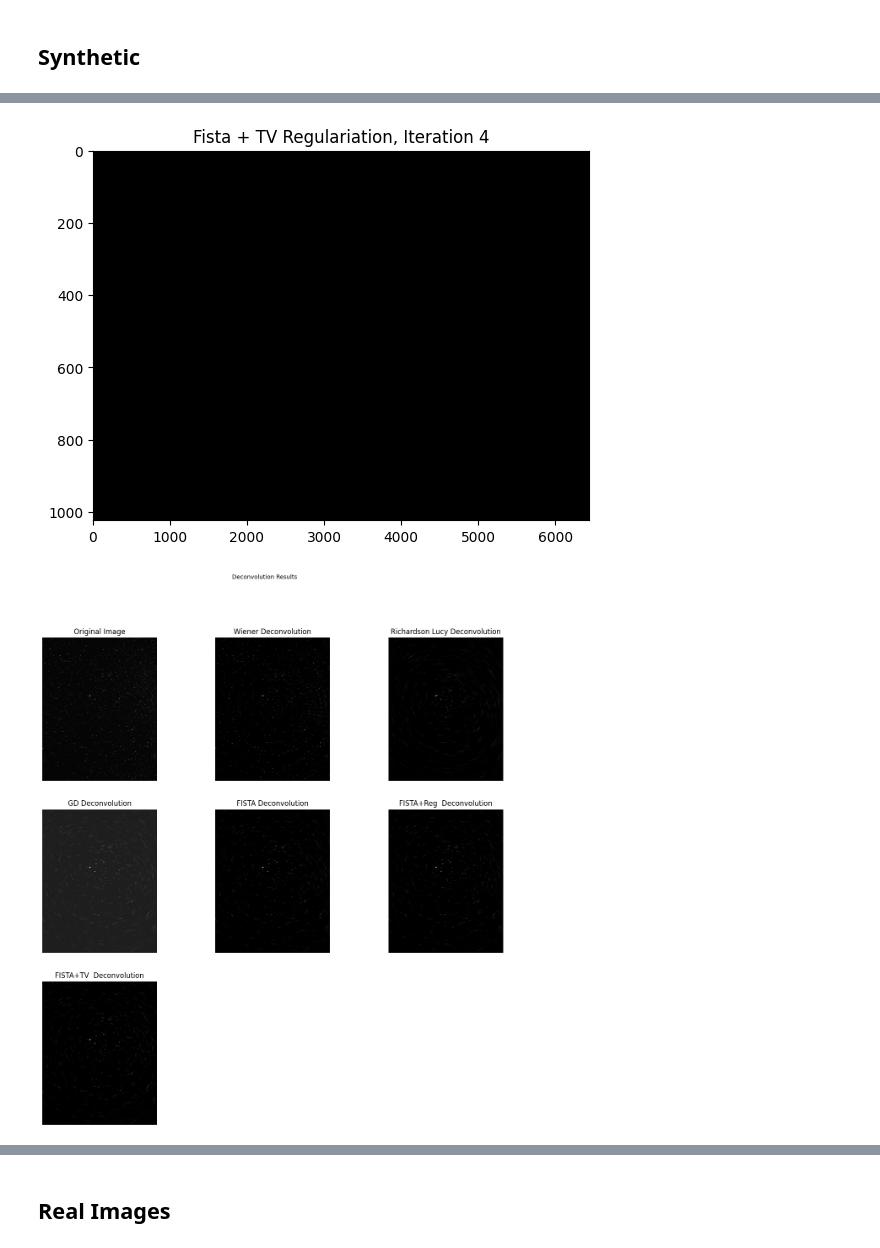
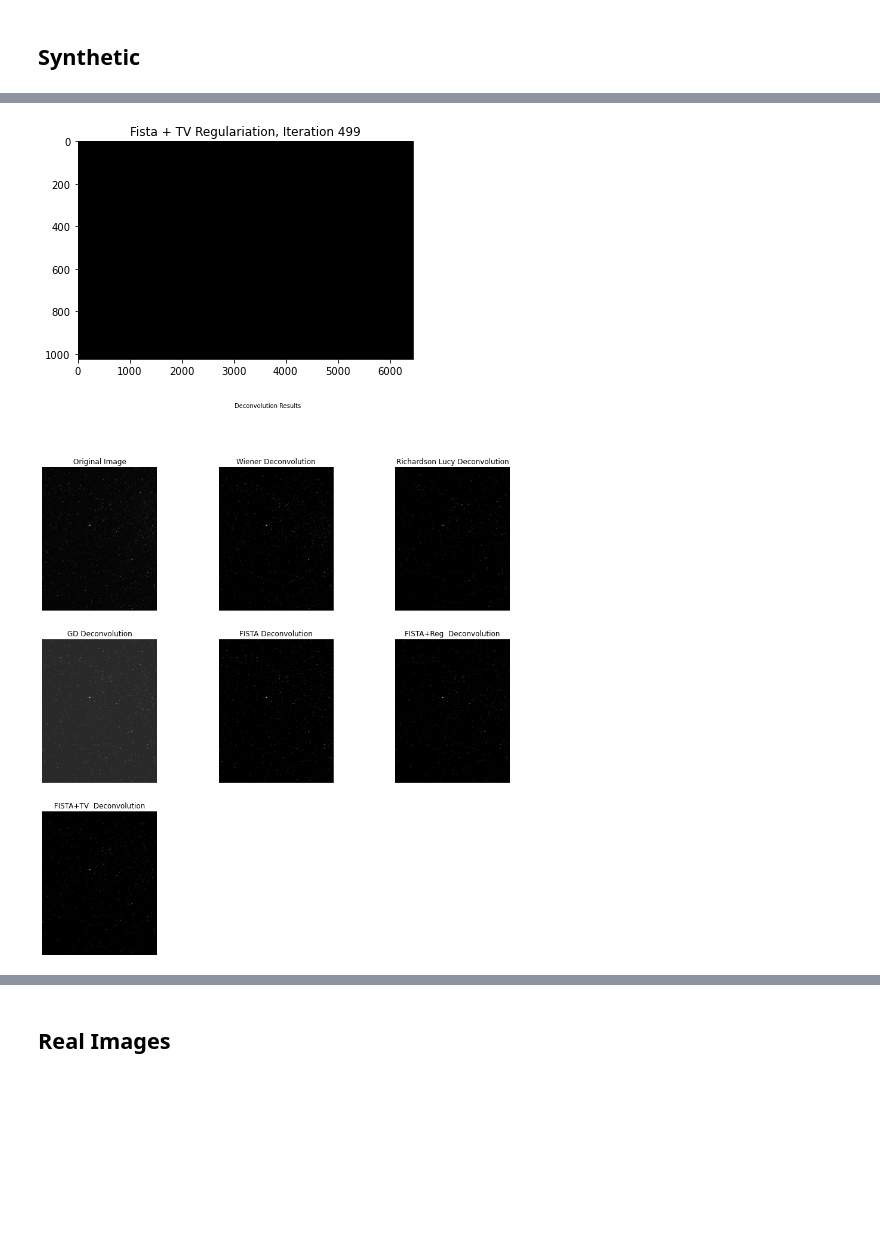
Before and after one commit to GSNikhil/star-trail-removal, a Jupyter notebook: Notebooks/main.ipynb, the cells around one changed output, grey strips where cells are left out. Drawn from its saved outputs; the diff is of its cells as text; code cells hidden in the pictures; blank space fills up the shorter version.

```diff
--- a/Notebooks/main.ipynb
+++ b/Notebooks/main.ipynb
@@ -320,7 +320,7 @@ def gd_fista(meas, pad_psf, n_iters=500, mu=1):
 # %% [markdown]
 ## FISTA + Regularization
 # %%
-def gd_fista_tikhonov_reg(meas, pad_psf, n_iters=500, mu=1, lamda=0.00005):
+def gd_fista_tikhonov_reg(meas, pad_psf, n_iters=500, mu=1, lamda=0.05):
     M, N = meas.shape
 
     ## Function to compute gradient for the Tikhonov Regulariation Term.
@@ -369,7 +369,7 @@ def gd_fista_tikhonov_reg(meas, pad_psf, n_iters=500, mu=1, lamda=0.00005):
 
     return x_fista_reg
 # %%
-def gd_fista_total_variation_reg(meas, pad_psf, n_iters=500, mu=1, lamda=0.00005):
+def gd_fista_total_variation_reg(meas, pad_psf, n_iters=500, mu=1, lamda=0.05):
 
     def gradient_tv(x):
         grad = np.zeros_like(x)
@@ -611,7 +611,7 @@ def perform_deconvolution(polar_img: np.ndarray, psf:np.ndarray, pad_psf: np.nda
     gd_fista_tikhonov_out = gd_fista_tikhonov_reg(polar_img, pad_psf, n_iters=iterations)
     gd_fista_tv = gd_fista_total_variation_reg(polar_img, pad_psf, n_iters=iterations, lamda=0.05)
     polar_img += polar_img.max() * 1e-5
-    rl_out = restore.richardson_lucy(polar_img, kernel, num_iter=iterations)
+    rl_out = restore.richardson_lucy(polar_img, kernel, iterations=iterations)
 
     # 8. Display results
     f = plt.figure(figsize=(15, 15))
@@ -689,11 +689,11 @@ Predicted Center:  [420. 312.]
 True Center:  (400, 320)
 [figure]
 # %%
-recon_images = perform_deconvolution(polar_img, psf, pad_psf, center, img, iterations=5)
+recon_images = perform_deconvolution(polar_img, psf, pad_psf, center, img, iterations=500)
 save_images(recon_images, res_path)
 compute_stats(img, recon_images, res_path)
 # %% [output]
-[figure, old version]
+[figure, new version]
 [figure]
 # %%
 res_path = "results/synth_10deg/"
```
Also changed, not shown: parts of 14 cells of this notebook.
